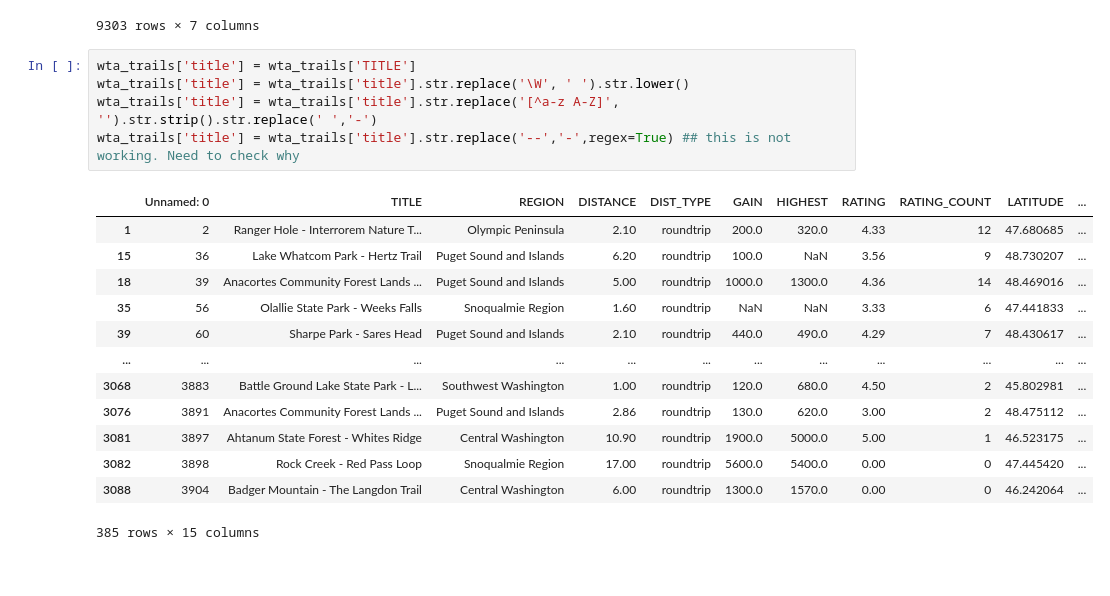
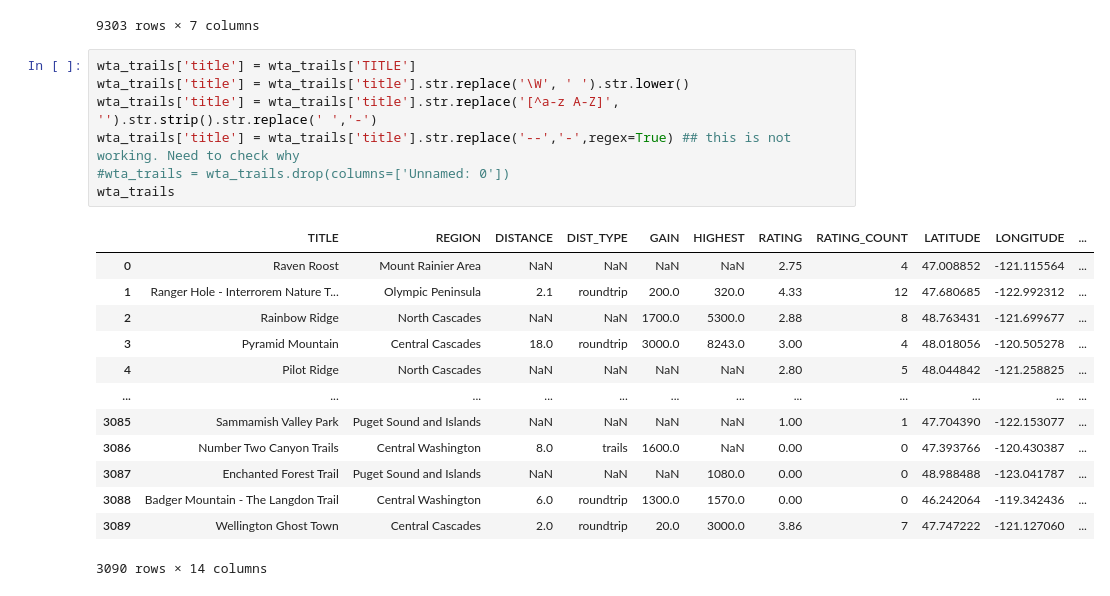
Before and after one commit to abonafede/TrailRecommendor, a Jupyter notebook: TrailRecommendor.ipynb, the cells around one changed output. Drawn from its saved outputs; the diff is of its cells as text.

```diff
--- a/TrailRecommendor.ipynb
+++ b/TrailRecommendor.ipynb
@@ -123,22 +123,24 @@ trailforks_trails
 # %%
 wta_trails['title'] = wta_trails['TITLE']
 wta_trails['title'] = wta_trails['title'].str.replace('\W', ' ').str.lower()
 wta_trails['title'] = wta_trails['title'].str.replace('[^a-z A-Z]', '').str.strip().str.replace(' ','-')
 wta_trails['title'] = wta_trails['title'].str.replace('--','-',regex=True) ## this is not working. Need to check why
+#wta_trails = wta_trails.drop(columns=['Unnamed: 0'])
+wta_trails
 # %% [output]
-|  | Unnamed: 0 | TITLE | REGION | DISTANCE | DIST_TYPE | GAIN | HIGHEST | RATING | RATING_COUNT | LATITUDE | ... |
-| 1 | 2 | Ranger Hole - Interrorem Nature T... | Olympic Peninsula | 2.10 | roundtrip | 200.0 | 320.0 | 4.33 | 12 | 47.680685 | ... |
-| 15 | 36 | Lake Whatcom Park - Hertz Trail | Puget Sound and Islands | 6.20 | roundtrip | 100.0 | NaN | 3.56 | 9 | 48.730207 | ... |
-| 18 | 39 | Anacortes Community Forest Lands ... | Puget Sound and Islands | 5.00 | roundtrip | 1000.0 | 1300.0 | 4.36 | 14 | 48.469016 | ... |
-| 35 | 56 | Olallie State Park - Weeks Falls | Snoqualmie Region | 1.60 | roundtrip | NaN | NaN | 3.33 | 6 | 47.441833 | ... |
-| 39 | 60 | Sharpe Park - Sares Head | Puget Sound and Islands | 2.10 | roundtrip | 440.0 | 490.0 | 4.29 | 7 | 48.430617 | ... |
+|  | TITLE | REGION | DISTANCE | DIST_TYPE | GAIN | HIGHEST | RATING | RATING_COUNT | LATITUDE | LONGITUDE | ... |
+| 0 | Raven Roost | Mount Rainier Area | NaN | NaN | NaN | NaN | 2.75 | 4 | 47.008852 | -121.115564 | ... |
+| 1 | Ranger Hole - Interrorem Nature T... | Olympic Peninsula | 2.1 | roundtrip | 200.0 | 320.0 | 4.33 | 12 | 47.680685 | -122.992312 | ... |
+| 2 | Rainbow Ridge | North Cascades | NaN | NaN | 1700.0 | 5300.0 | 2.88 | 8 | 48.763431 | -121.699677 | ... |
+| 3 | Pyramid Mountain | Central Cascades | 18.0 | roundtrip | 3000.0 | 8243.0 | 3.00 | 4 | 48.018056 | -120.505278 | ... |
+| 4 | Pilot Ridge | North Cascades | NaN | NaN | NaN | NaN | 2.80 | 5 | 48.044842 | -121.258825 | ... |
 | ... | ... | ... | ... | ... | ... | ... | ... | ... | ... | ... | ... |
-| 3068 | 3883 | Battle Ground Lake State Park - L... | Southwest Washington | 1.00 | roundtrip | 120.0 | 680.0 | 4.50 | 2 | 45.802981 | ... |
-| 3076 | 3891 | Anacortes Community Forest Lands ... | Puget Sound and Islands | 2.86 | roundtrip | 130.0 | 620.0 | 3.00 | 2 | 48.475112 | ... |
-| 3081 | 3897 | Ahtanum State Forest - Whites Ridge | Central Washington | 10.90 | roundtrip | 1900.0 | 5000.0 | 5.00 | 1 | 46.523175 | ... |
-| 3082 | 3898 | Rock Creek - Red Pass Loop | Snoqualmie Region | 17.00 | roundtrip | 5600.0 | 5400.0 | 0.00 | 0 | 47.445420 | ... |
-| 3088 | 3904 | Badger Mountain - The Langdon Trail | Central Washington | 6.00 | roundtrip | 1300.0 | 1570.0 | 0.00 | 0 | 46.242064 | ... |
+| 3085 | Sammamish Valley Park | Puget Sound and Islands | NaN | NaN | NaN | NaN | 1.00 | 1 | 47.704390 | -122.153077 | ... |
+| 3086 | Number Two Canyon Trails | Central Washington | 8.0 | trails | 1600.0 | NaN | 0.00 | 0 | 47.393766 | -120.430387 | ... |
+| 3087 | Enchanted Forest Trail | Puget Sound and Islands | NaN | NaN | NaN | 1080.0 | 0.00 | 0 | 48.988488 | -123.041787 | ... |
+| 3088 | Badger Mountain - The Langdon Trail | Central Washington | 6.0 | roundtrip | 1300.0 | 1570.0 | 0.00 | 0 | 46.242064 | -119.342436 | ... |
+| 3089 | Wellington Ghost Town | Central Cascades | 2.0 | roundtrip | 20.0 | 3000.0 | 3.86 | 7 | 47.747222 | -121.127060 | ... |
-385 rows × 15 columns
+3090 rows × 14 columns
 # %%
 dataset_1 = trailforks_trails
 dataset_2 = wta_trails
```
Also changed, not shown: parts of 2 cells of this notebook.
